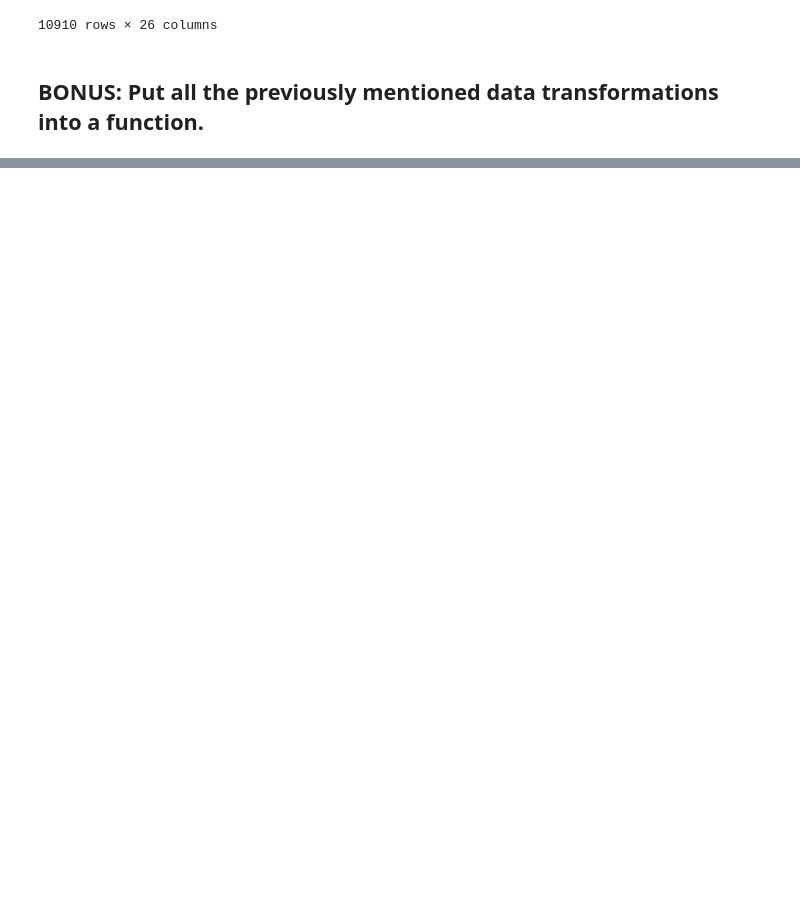
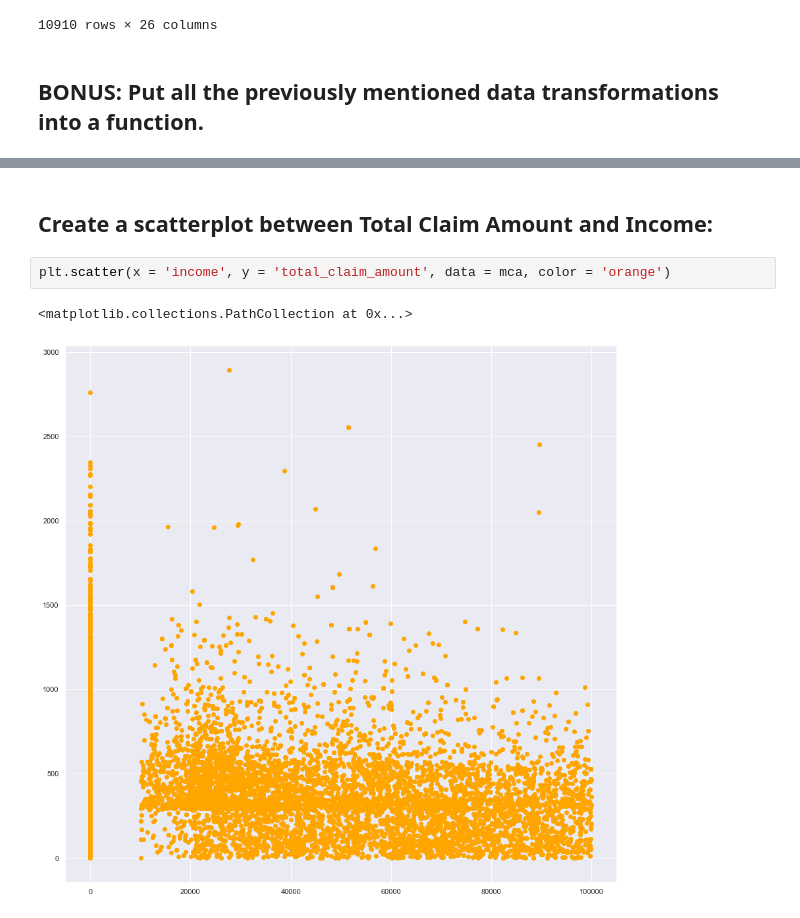
Before and after one commit to lluis90badia/lbadialabwork, a Jupyter notebook: LABS/WEEK 1/4/Lluis Badia-Lab-Customer_Analysis_Round_3.ipynb, the cells around one changed output, grey strips where cells are left out. Cells and saved outputs as stored; diff of their text form; blank space fills up the shorter version.

```diff
--- a/LABS/WEEK 1/4/Lluis Badia-Lab-Customer_Analysis_Round_3.ipynb
+++ b/LABS/WEEK 1/4/Lluis Badia-Lab-Customer_Analysis_Round_3.ipynb
@@ -348,0 +342,7 @@ plt.scatter(x = 'income', y = 'total_claim_amount', data = mca)
+# %% [markdown]
+## Create a scatterplot between Total Claim Amount and Income:
+# %%
+plt.scatter(x = 'income', y = 'total_claim_amount', data = mca, color = 'orange')
+# %% [output]
+<matplotlib.collections.PathCollection at 0x...>
+[figure, added]
```
Also changed, not shown: parts of 42 cells of this notebook.
